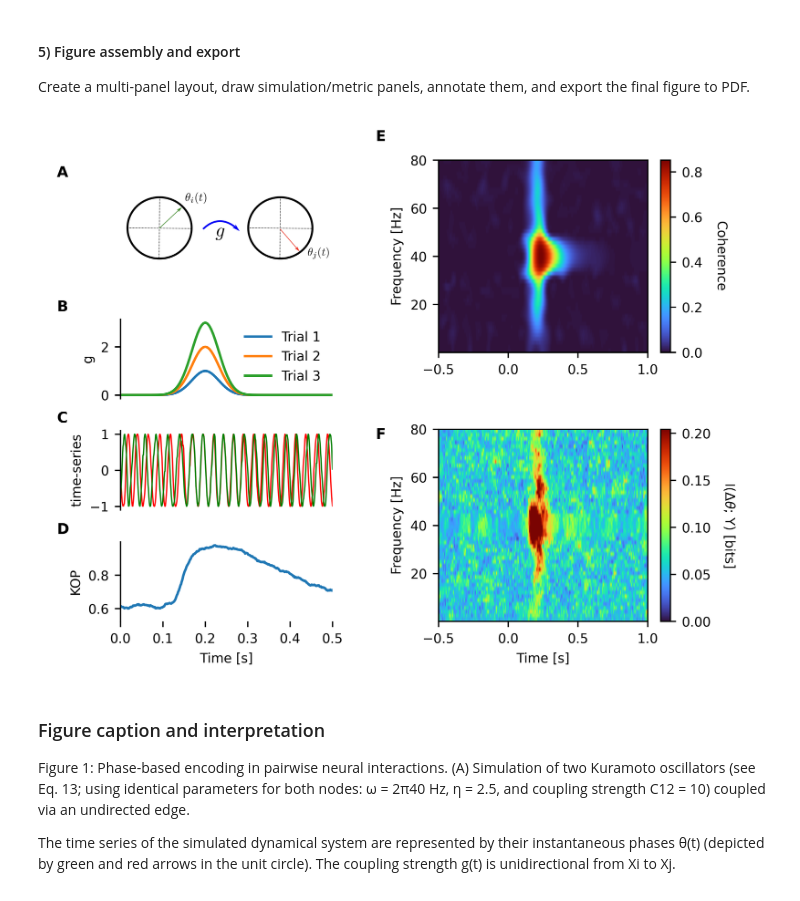
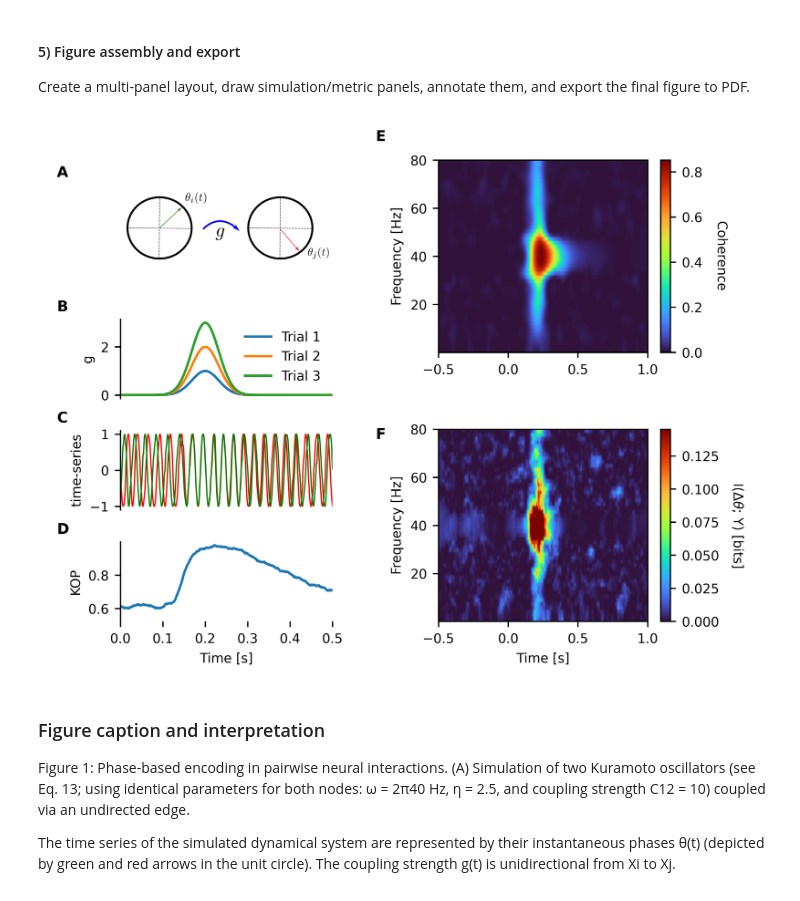
Before and after one commit to brainets/neopid, a Jupyter notebook: notebooks/Figure1.ipynb, the cells around one changed output. Saved outputs shown, nothing was run; the diff lists cells and outputs as text; code cells hidden in the pictures.

```diff
--- a/notebooks/Figure1.ipynb
+++ b/notebooks/Figure1.ipynb
@@ -304,39 +291,39 @@ plt.ylabel("Frequency [Hz]")
 
 # PANEL G
 plt.sca(ax7)
-mi_phi_plot = np.asarray(MI_PHI).squeeze()
+mi_phi_plot = np.asarray(MI_PHI_gc).squeeze()
 mi_vmax = np.nanpercentile(mi_phi_plot, 99)
 if not np.isfinite(mi_vmax) or mi_vmax <= 0:
     mi_vmax = 1e-12
 
 plt.imshow(
     mi_phi_plot,
     aspect="auto",
     origin="lower",
     cmap="turbo",
     extent=[-0.5, 1, 0.1, 80],
     vmin=0,
     vmax=mi_vmax,
 )
 cbar = plt.colorbar()
 cbar.set_label(r"I($\Delta\theta$; Y) [bits]", rotation=270, labelpad=15)
 plt.xlabel("Time [s]")
 plt.ylabel("Frequency [Hz]")
 
 
 # Background, labels, and annotations
 bg = plot.Background(visible=False)
 plot.add_panel_letters(
     fig,
     axes=[ax1, ax2, ax3, ax5, ax6, ax7],
     fontsize=MEDIUM_SIZE,
     xpos=[-0.3] * 6,
     ypos=[1.1] * 5 + [0.95] * 2,
 )
 
 plt.savefig("../figures/Figure1.pdf")
 # %% [output]
-[figure, old version]
+[figure, new version]
 # %% [markdown]
 ### Figure caption and interpretation
 
```
Also changed, not shown: parts of 2 cells of this notebook, 4 other files.
